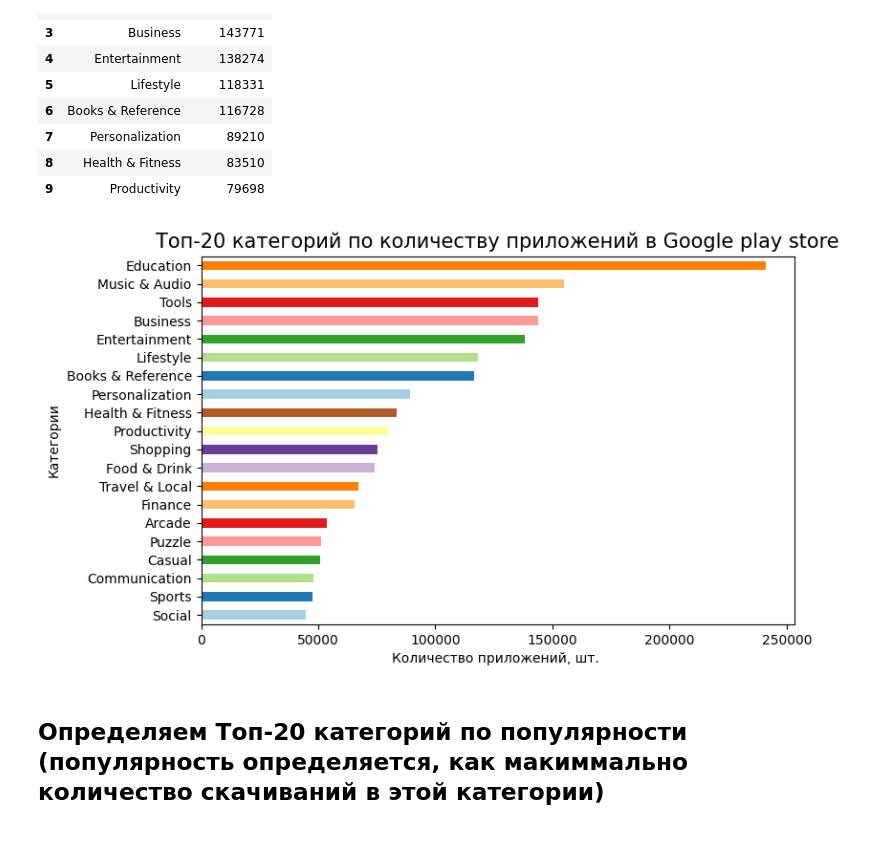
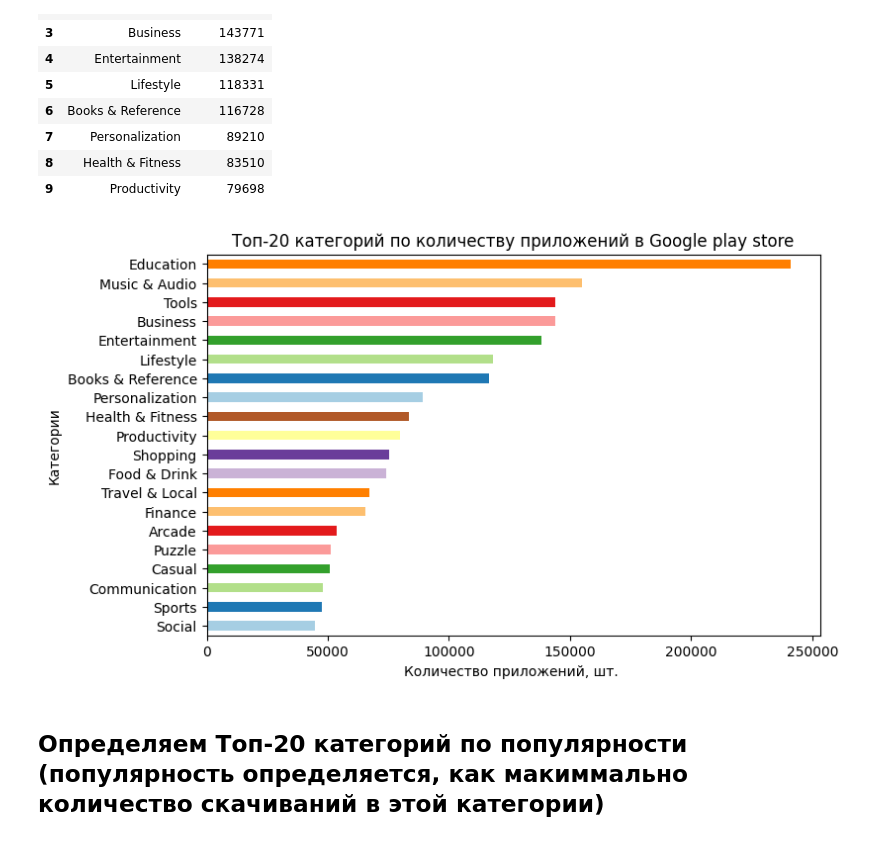
Before and after one commit to Valentin1313/DA_final_project, a Jupyter notebook: Final_Research.ipynb, the cells around one changed output. Cells and saved outputs as stored; diff of their text form; code cells hidden in the pictures.

```diff
--- a/Final_Research.ipynb
+++ b/Final_Research.ipynb
@@ -272,13 +272,13 @@ cat.head(10)
 # %%
 colors = sns.color_palette("Paired").as_hex()[:len(cat)]
 
 cat.head(20).sort_index(ascending=False).plot( x='Category', y='App_name', kind='barh',figsize=(8, 5), color=colors, legend=False)
-plt.title('Топ-20 категорий по количеству приложений в Google play store', size=15)
+plt.title('Топ-20 категорий по количеству приложений в Google play store', size=12)
 plt.xlabel('Количество приложений, шт. ')
 plt.ylabel('Категории')
 plt.show()
 # %% [output]
-[figure, old version]
+[figure, new version]
 # %% [markdown]
 ## Определяем Топ-20 категорий по популярности (популярность определяется, как макиммально количество скачиваний в этой категории)
 # %%
```
Also changed, not shown: parts of 31 cells of this notebook.
